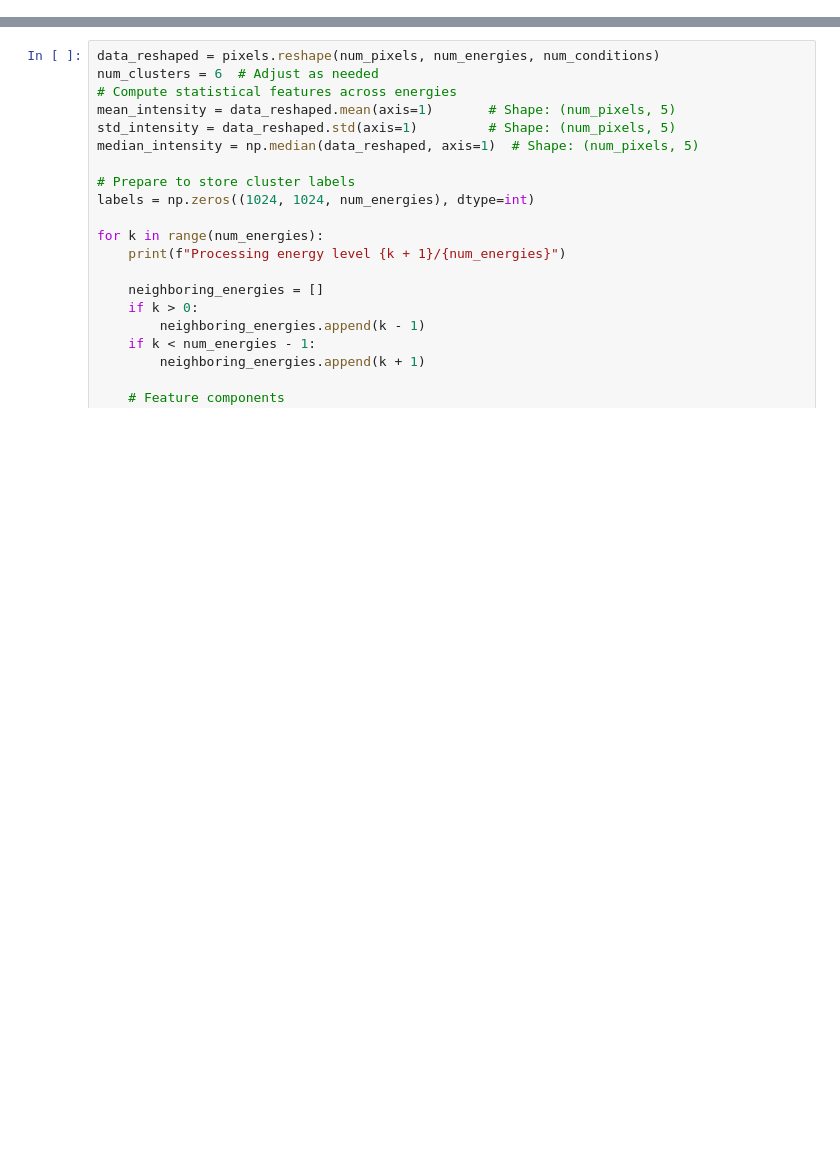
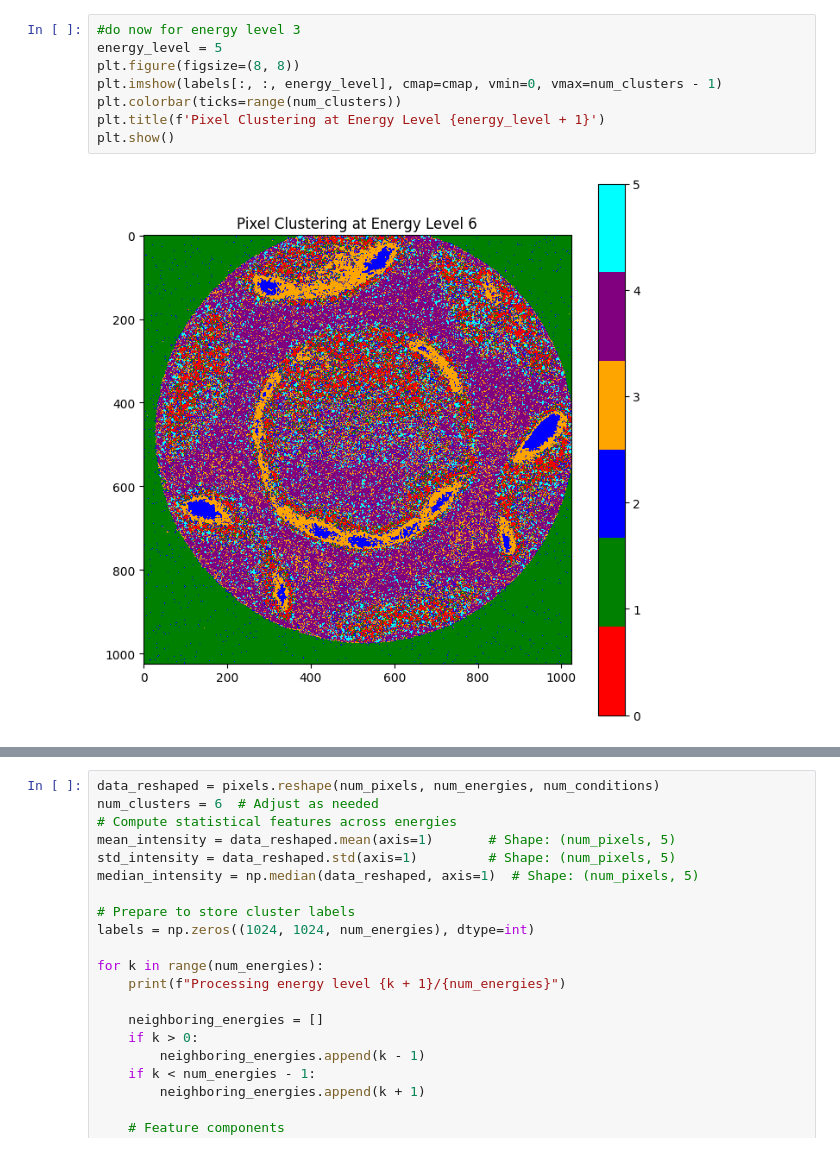
Before and after one commit to poulinal/ARPES, a Jupyter notebook: src/ml/arpes_deconvolution 1.ipynb, the cells around one changed output, grey strips where cells are left out. Drawn from its saved outputs; the diff is of its cells as text; blank space fills up the shorter version.

```diff
--- a/src/ml/arpes_deconvolution 1.ipynb
+++ b/src/ml/arpes_deconvolution 1.ipynb
@@ -133,0 +182,10 @@ plt.imshow(pixels[:, :, energy_level,0],vmin=0,vmax=80)
+# %%
+#do now for energy level 3
+energy_level = 5
+plt.figure(figsize=(8, 8))
+plt.imshow(labels[:, :, energy_level], cmap=cmap, vmin=0, vmax=num_clusters - 1)
+plt.colorbar(ticks=range(num_clusters))
+plt.title(f'Pixel Clustering at Energy Level {energy_level + 1}')
+plt.show()
+# %% [output]
+[figure, added]
```
Also changed, not shown: parts of 15 cells of this notebook, 13 other files.
